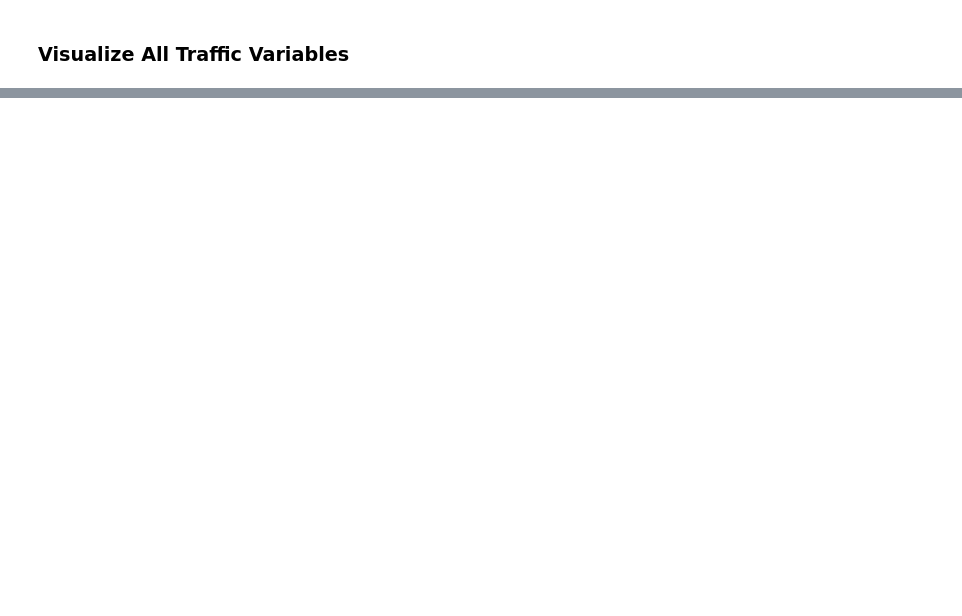
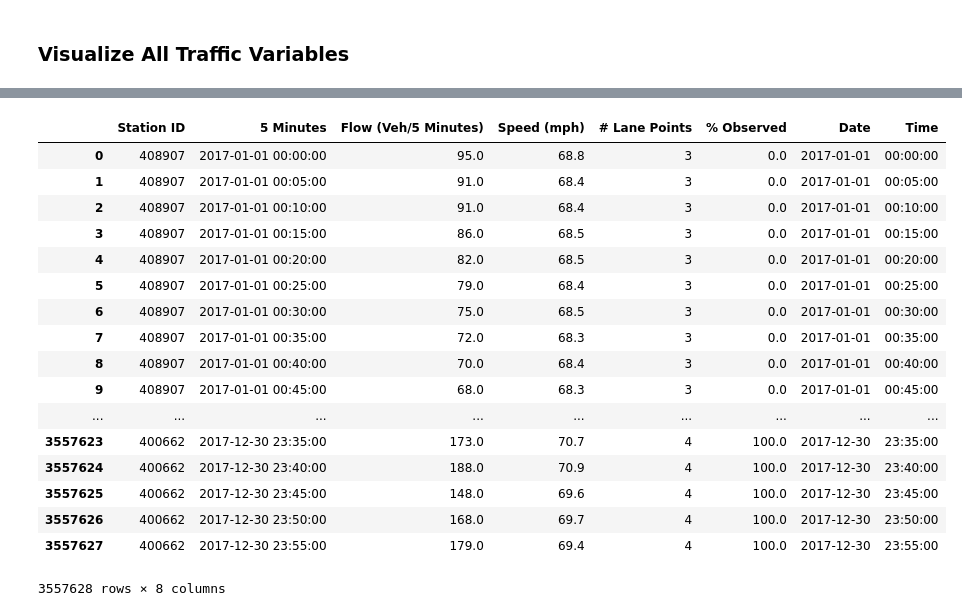
Before and after one commit to hy-lei/A-Hybrid-Approach-for-AID, a Jupyter notebook: TSA.ipynb, the cells around one changed output, grey strips where cells are left out. Cells and saved outputs as stored; diff of their text form; code cells hidden in the pictures; blank space fills up the shorter version.

```diff
--- a/TSA.ipynb
+++ b/TSA.ipynb
@@ -585,0 +593,21 @@ def visualize_all(X, Y):
+# %%
+flow_speed_1
+# %% [output]
+|  | Station ID | 5 Minutes | Flow (Veh/5 Minutes) | Speed (mph) | # Lane Points | % Observed | Date | Time |
+| 0 | 408907 | 2017-01-01 00:00:00 | 95.0 | 68.8 | 3 | 0.0 | 2017-01-01 | 00:00:00 |
+| 1 | 408907 | 2017-01-01 00:05:00 | 91.0 | 68.4 | 3 | 0.0 | 2017-01-01 | 00:05:00 |
+| 2 | 408907 | 2017-01-01 00:10:00 | 91.0 | 68.4 | 3 | 0.0 | 2017-01-01 | 00:10:00 |
+| 3 | 408907 | 2017-01-01 00:15:00 | 86.0 | 68.5 | 3 | 0.0 | 2017-01-01 | 00:15:00 |
+| 4 | 408907 | 2017-01-01 00:20:00 | 82.0 | 68.5 | 3 | 0.0 | 2017-01-01 | 00:20:00 |
+| 5 | 408907 | 2017-01-01 00:25:00 | 79.0 | 68.4 | 3 | 0.0 | 2017-01-01 | 00:25:00 |
+| 6 | 408907 | 2017-01-01 00:30:00 | 75.0 | 68.5 | 3 | 0.0 | 2017-01-01 | 00:30:00 |
+| 7 | 408907 | 2017-01-01 00:35:00 | 72.0 | 68.3 | 3 | 0.0 | 2017-01-01 | 00:35:00 |
+| 8 | 408907 | 2017-01-01 00:40:00 | 70.0 | 68.4 | 3 | 0.0 | 2017-01-01 | 00:40:00 |
+| 9 | 408907 | 2017-01-01 00:45:00 | 68.0 | 68.3 | 3 | 0.0 | 2017-01-01 | 00:45:00 |
+| ... | ... | ... | ... | ... | ... | ... | ... | ... |
+| 3557623 | 400662 | 2017-12-30 23:35:00 | 173.0 | 70.7 | 4 | 100.0 | 2017-12-30 | 23:35:00 |
+| 3557624 | 400662 | 2017-12-30 23:40:00 | 188.0 | 70.9 | 4 | 100.0 | 2017-12-30 | 23:40:00 |
+| 3557625 | 400662 | 2017-12-30 23:45:00 | 148.0 | 69.6 | 4 | 100.0 | 2017-12-30 | 23:45:00 |
+| 3557626 | 400662 | 2017-12-30 23:50:00 | 168.0 | 69.7 | 4 | 100.0 | 2017-12-30 | 23:50:00 |
+| 3557627 | 400662 | 2017-12-30 23:55:00 | 179.0 | 69.4 | 4 | 100.0 | 2017-12-30 | 23:55:00 |
+3557628 rows × 8 columns
```
Also changed, not shown: parts of 62 cells of this notebook.
